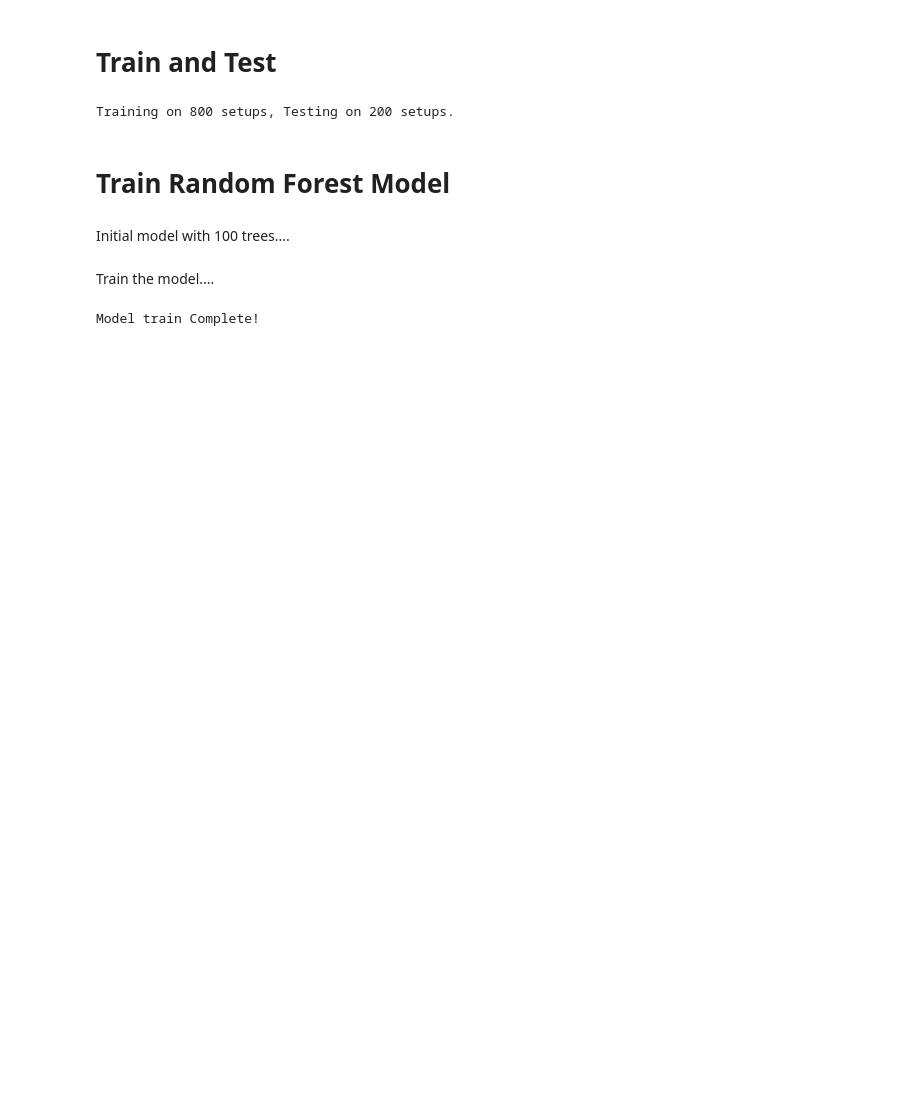
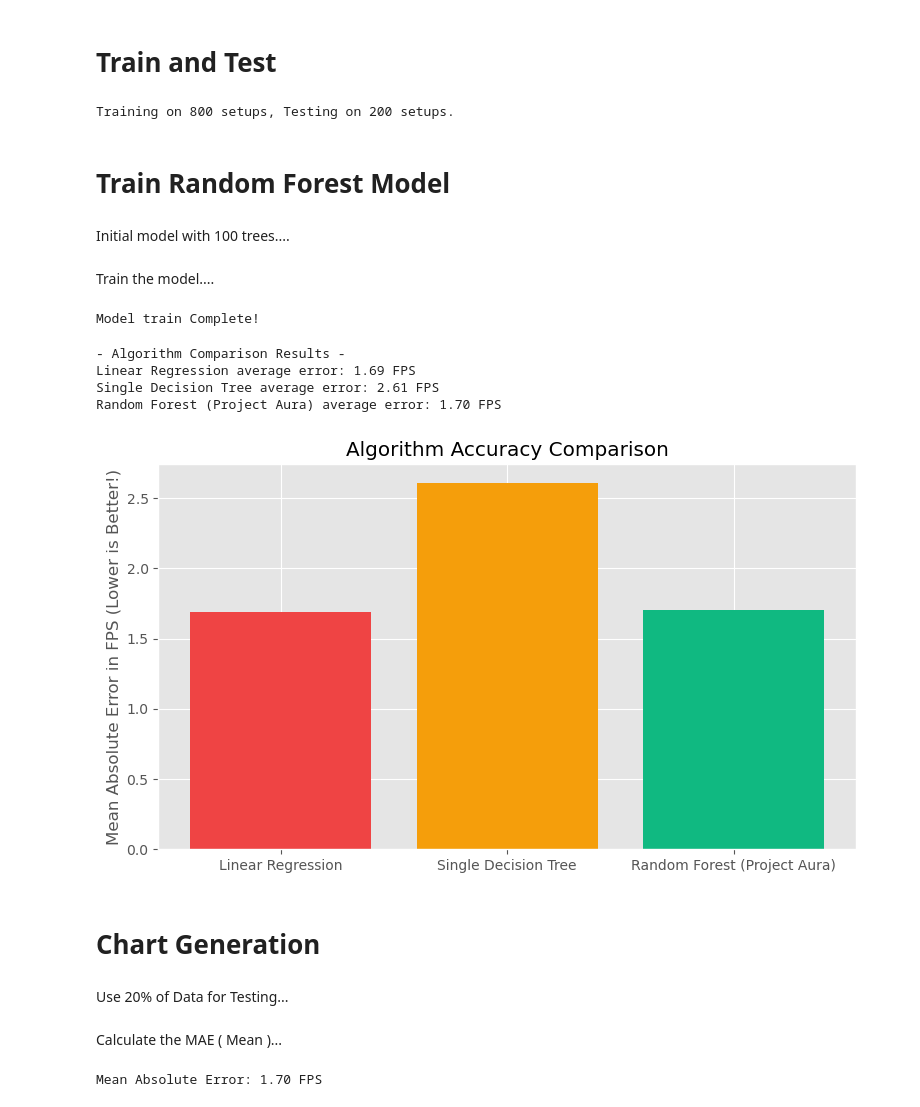
Before and after one commit to shamalsathsara/hardware-bottleneck-analyzer, a Jupyter notebook: Project_Aura_Training.ipynb, the cells around one changed output. Saved outputs shown, nothing was run; the diff lists cells and outputs as text; code cells hidden in the pictures; blank space fills up the shorter version.

Commit message:
Train data with jupyter notebook

```diff
--- a/Project_Aura_Training.ipynb
+++ b/Project_Aura_Training.ipynb
@@ -62,3 +158,44 @@ model.fit(X_train, y_train)
 print("Model train Complete!")
 # %% [output]
 Model train Complete!
+# %%
+# 1. Set up the three competitors
+algorithms = {
+    "Linear Regression": LinearRegression(),
+    "Single Decision Tree": DecisionTreeRegressor(random_state=42),
+    "Random Forest (Project Aura)": RandomForestRegressor(n_estimators=100, random_state=42)
+}
+
+errors = {}
+
+# 2. Train and test each algorithm in a loop
+print("- Algorithm Comparison Results -")
+for name, model in algorithms.items():
+    # Train the model
+    model.fit(X_train, y_train)
+
+    # Test the model
+    predictions = model.predict(X_test)
+
+    # Calculate how wrong the model was on average (Mean Absolute Error)
+    mae = mean_absolute_error(y_test, predictions)
+    errors[name] = mae
+
+    print(f"{name} average error: {mae:.2f} FPS")
+
+# 3. Graph the Results to prove Random Forest is best
+plt.figure(figsize=(9, 5))
+plt.bar(errors.keys(), errors.values(), color=['#ef4444', '#f59e0b', '#10b981']) #Chart colors
+plt.ylabel('Mean Absolute Error in FPS (Lower is Better!)')
+plt.title('Algorithm Accuracy Comparison')
+plt.show()
+# %% [output]
+- Algorithm Comparison Results -
+Linear Regression average error: 1.69 FPS
+Single Decision Tree average error: 2.61 FPS
+Random Forest (Project Aura) average error: 1.70 FPS
+[figure, added]
+# %% [markdown]
+# Chart Generation
+# %% [markdown]
+Use 20% of Data for Testing...
@@ -64,0 +204,7 @@ Model train Complete!
+# %% [markdown]
+Calculate the MAE ( Mean )...
+# %%
+mae  = mean_absolute_error(y_test, predictions)
+print(f"Mean Absolute Error: {mae:.2f} FPS")
+# %% [output]
+Mean Absolute Error: 1.70 FPS
```
Also changed, not shown: parts of 23 cells of this notebook, 2 other files.
